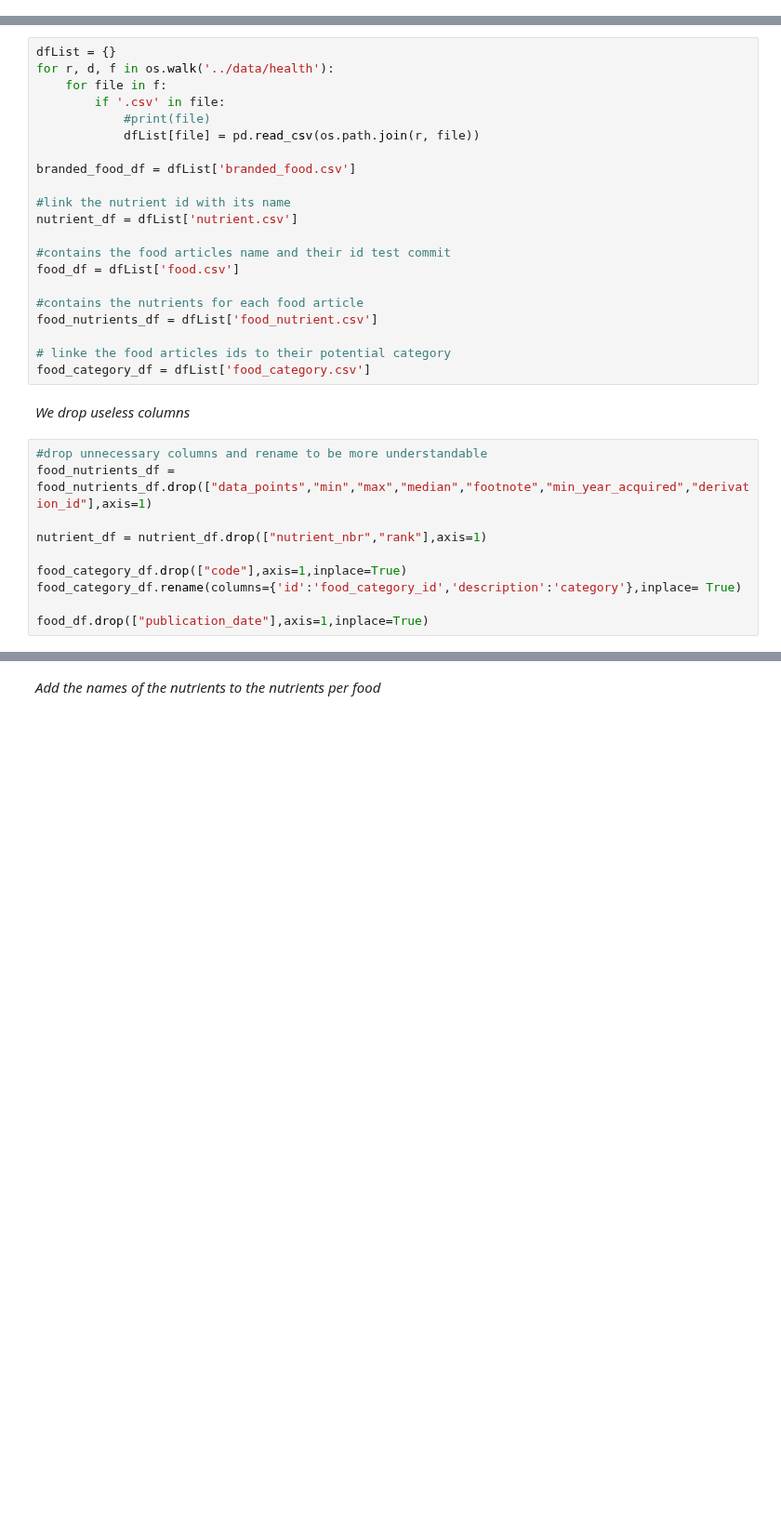
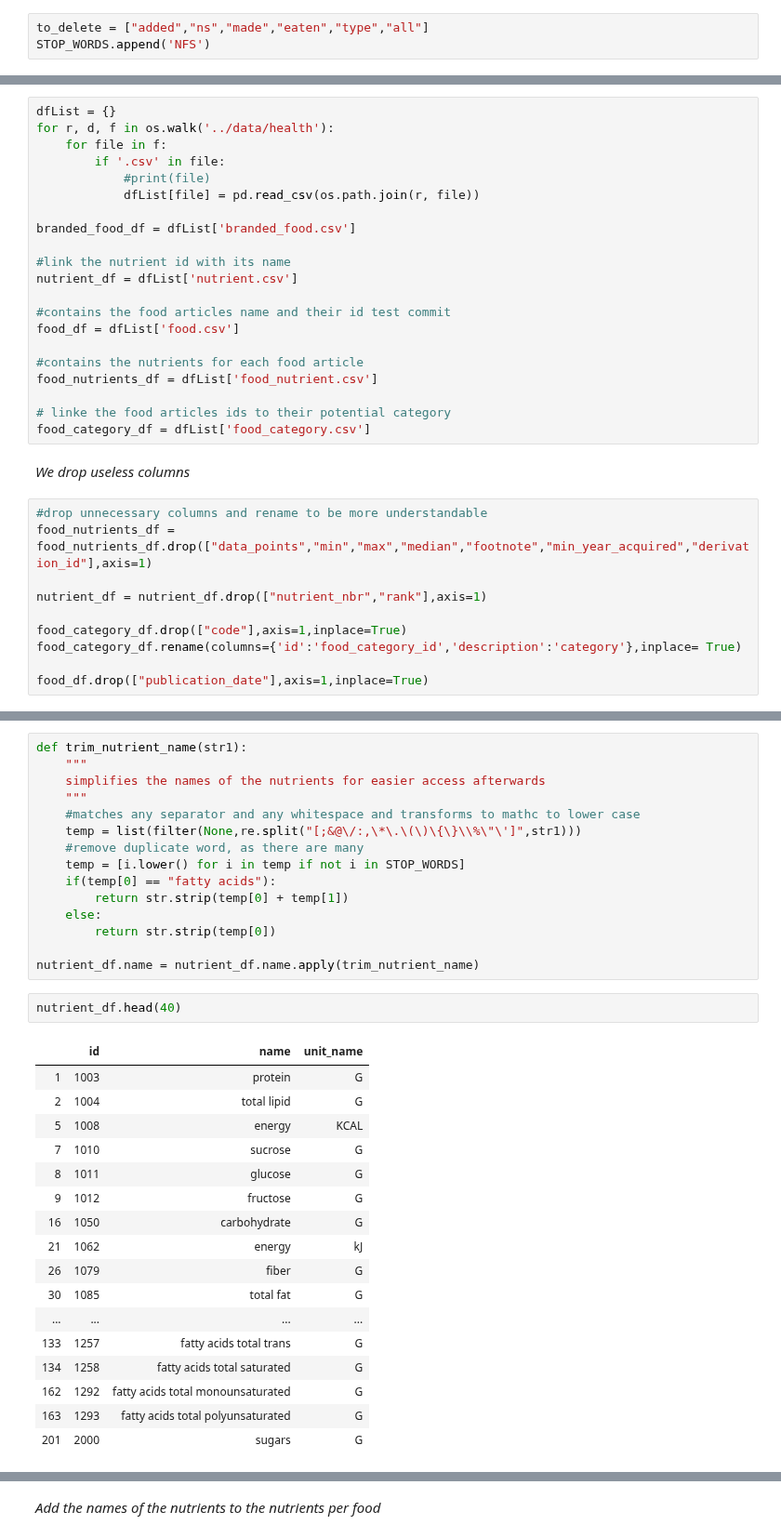
Before and after one commit to raphaelreiss/ADA_project, a Jupyter notebook: src/Health.ipynb, the cells around one changed output, grey strips where cells are left out. Shown at 93% size. Drawn from its saved outputs; the diff is of its cells as text; blank space fills up the shorter version.

```diff
--- a/src/Health.ipynb
+++ b/src/Health.ipynb
@@ -26,3 +28,6 @@ STOP_WORDS.append('NFS')
+# %%
+to_delete = ["added","ns","made","eaten","type","all"]
+STOP_WORDS.append('NFS')
 # %% [markdown]
 # Import Data
 # %%
@@ -112,0 +141,35 @@ food_df.drop(["publication_date"],axis=1,inplace=True)
+# %%
+def trim_nutrient_name(str1):
+    """
+    simplifies the names of the nutrients for easier access afterwards
+    """
+    #matches any separator and any whitespace and transforms to mathc to lower case
+    temp = list(filter(None,re.split("[;&@\/:,\*\.\(\)\{\}\\%\"\']",str1)))
+    #remove duplicate word, as there are many
+    temp = [i.lower() for i in temp if not i in STOP_WORDS]
+    if(temp[0] == "fatty acids"):
+        return str.strip(temp[0] + temp[1])
+    else:
+        return str.strip(temp[0])
+
+nutrient_df.name = nutrient_df.name.apply(trim_nutrient_name)
+# %%
+nutrient_df.head(40)
+# %% [output]
+|  | id | name | unit_name |
+| 1 | 1003 | protein | G |
+| 2 | 1004 | total lipid | G |
+| 5 | 1008 | energy | KCAL |
+| 7 | 1010 | sucrose | G |
+| 8 | 1011 | glucose | G |
+| 9 | 1012 | fructose | G |
+| 16 | 1050 | carbohydrate | G |
+| 21 | 1062 | energy | kJ |
+| 26 | 1079 | fiber | G |
+| 30 | 1085 | total fat | G |
+| ... | ... | ... | ... |
+| 133 | 1257 | fatty acids total trans | G |
+| 134 | 1258 | fatty acids total saturated | G |
+| 162 | 1292 | fatty acids total monounsaturated | G |
+| 163 | 1293 | fatty acids total polyunsaturated | G |
+| 201 | 2000 | sugars | G |
```
Also changed, not shown: parts of 27 cells of this notebook.
